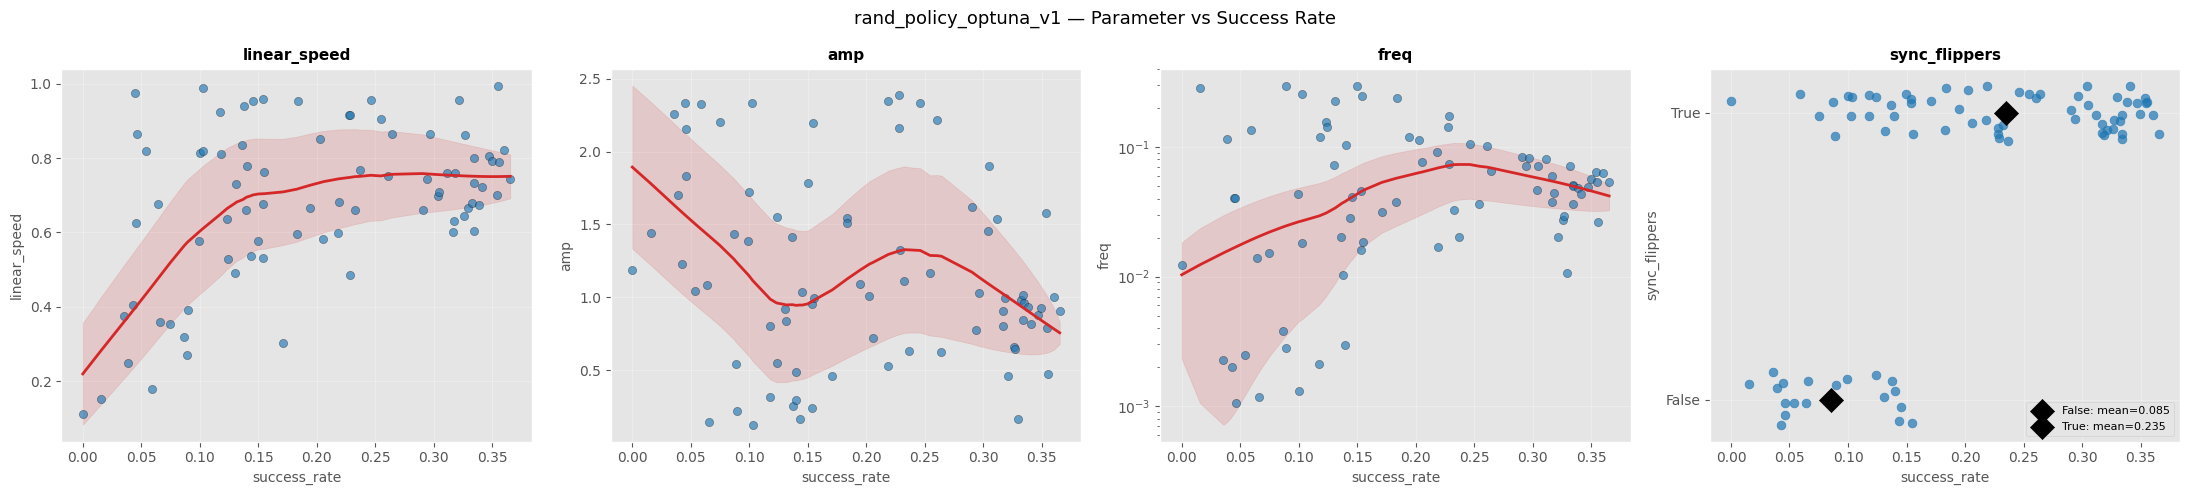
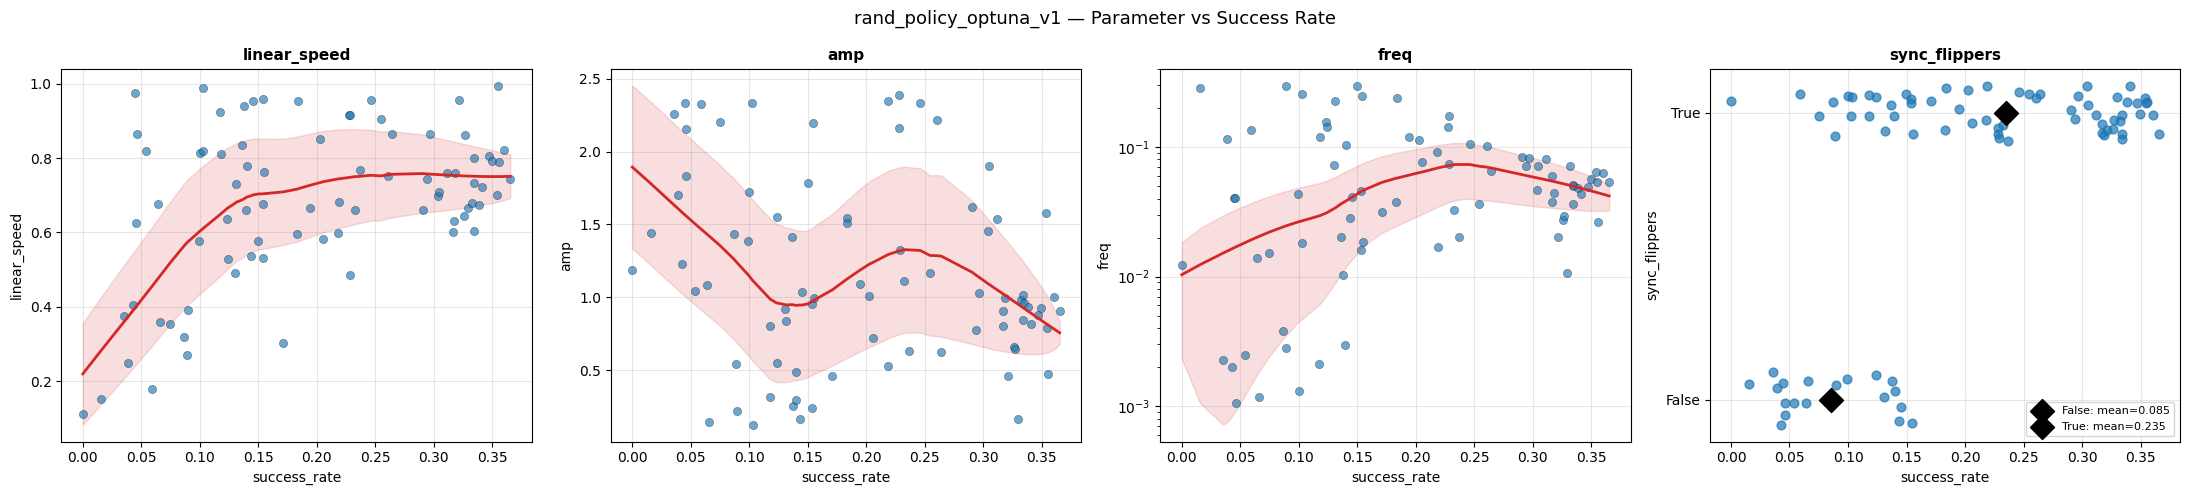
The change to this notebook cell's code, shown as a diff; its figure went from the first image to the second:
--- before
+++ after
@@ -42,3 +42,4 @@
 fig.suptitle(f"{STUDY_NAME} — Parameter vs Success Rate", fontsize=13)
 fig.tight_layout()
+plt.savefig(fname="rand_optuna_sr.svg",format="svg")
 plt.show()

Commit: Experiments update